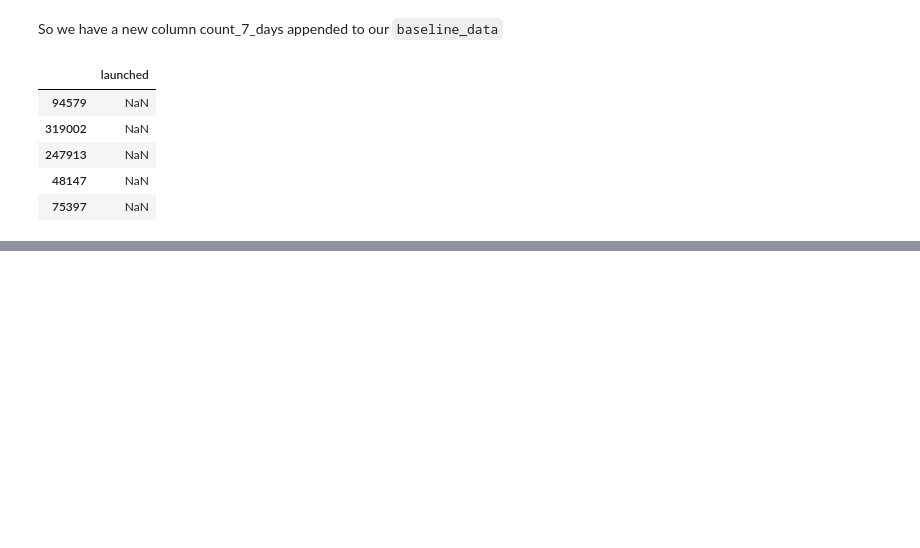
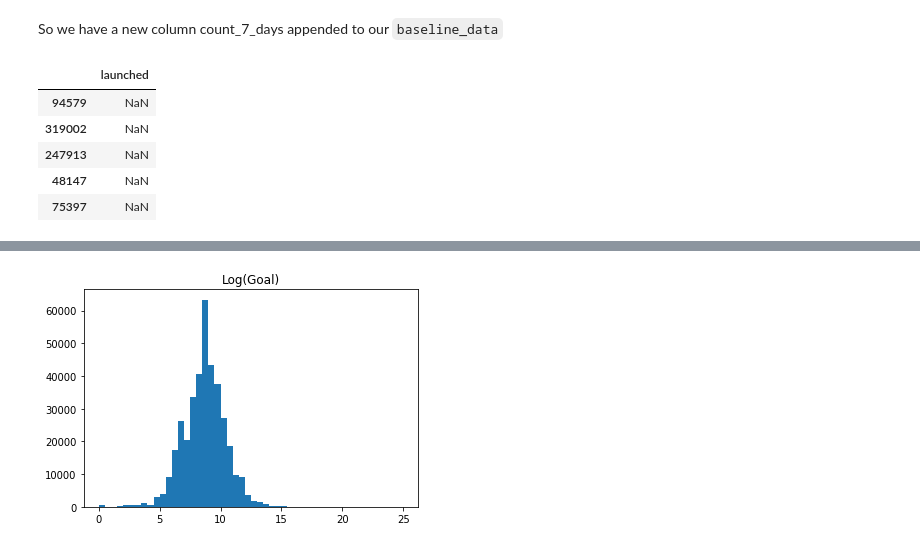
Before and after one commit to Interview-resources-2021/datascience, a Jupyter notebook: feature_engineering/extracting_new_features.ipynb, the cells around one changed output, grey strips where cells are left out. Cells and saved outputs as stored; diff of their text form; code cells hidden in the pictures; blank space fills up the shorter version.

```diff
--- a/feature_engineering/extracting_new_features.ipynb
+++ b/feature_engineering/extracting_new_features.ipynb
@@ -185,0 +197,5 @@ Name: launched, Length: 375862, dtype: timedelta64[ns]
+# %%
+plt.hist(np.log(ks.goal), range=(0,25), bins=50);
+plt.title('Log(Goal)');
+# %% [output]
+[figure, added]
```
Also changed, not shown: parts of 10 cells of this notebook.
